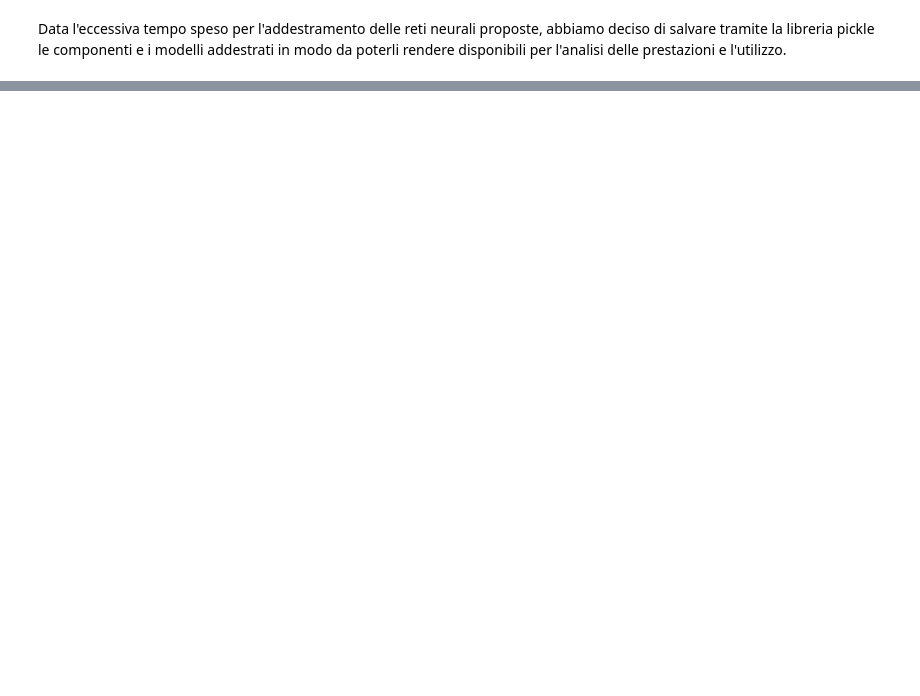
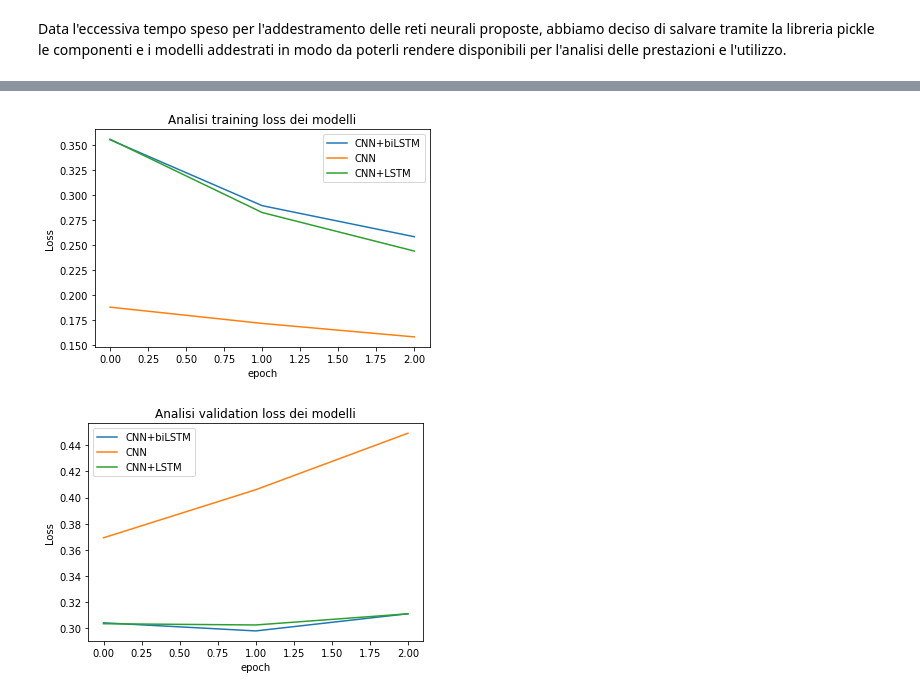
Before and after one commit to kode-git/sentiment-analysis-yelp, a Jupyter notebook: yelp_review_classification_nlp.ipynb, the cells around one changed output, grey strips where cells are left out. Drawn from its saved outputs; the diff is of its cells as text; code cells hidden in the pictures; blank space fills up the shorter version.

```diff
--- a/yelp_review_classification_nlp.ipynb
+++ b/yelp_review_classification_nlp.ipynb
@@ -592 +823,24 @@ plt.show()
+# %%
+# grafico di paragone per i valori della loss function tra i modelli proposti
+plt.plot(results_bid.history['loss'])
+plt.plot(results_cnn.history['loss'])
+plt.plot(results_lstm.history['loss'])
+plt.title('Analisi training loss dei modelli')
+plt.ylabel('Loss')
+plt.xlabel('epoch')
+plt.legend(['CNN+biLSTM', 'CNN', 'CNN+LSTM'], loc='best')
+plt.show()
+
+# grafico di paragone per i valori della loss function tra i modelli proposti
+plt.plot(results_bid.history['val_loss'])
+plt.plot(results_cnn.history['val_loss'])
+plt.plot(results_lstm.history['val_loss'])
+plt.title('Analisi validation loss dei modelli')
+plt.ylabel('Loss')
+plt.xlabel('epoch')
+plt.legend(['CNN+biLSTM', 'CNN', 'CNN+LSTM'], loc='best')
+plt.show()
+# %% [output]
+[figure, added]
+[figure, added]
 # %%
```
Also changed, not shown: parts of 47 cells of this notebook, 6 other files.
